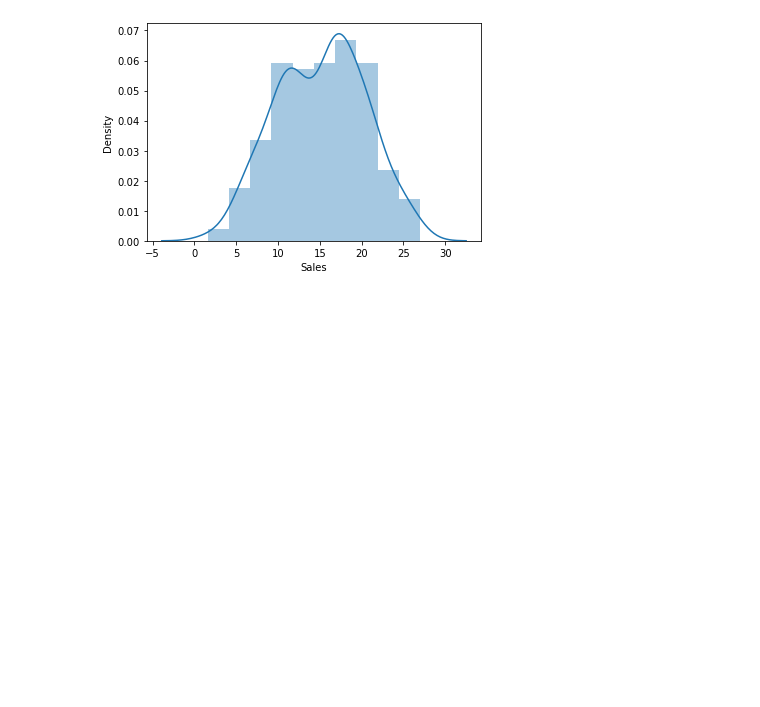
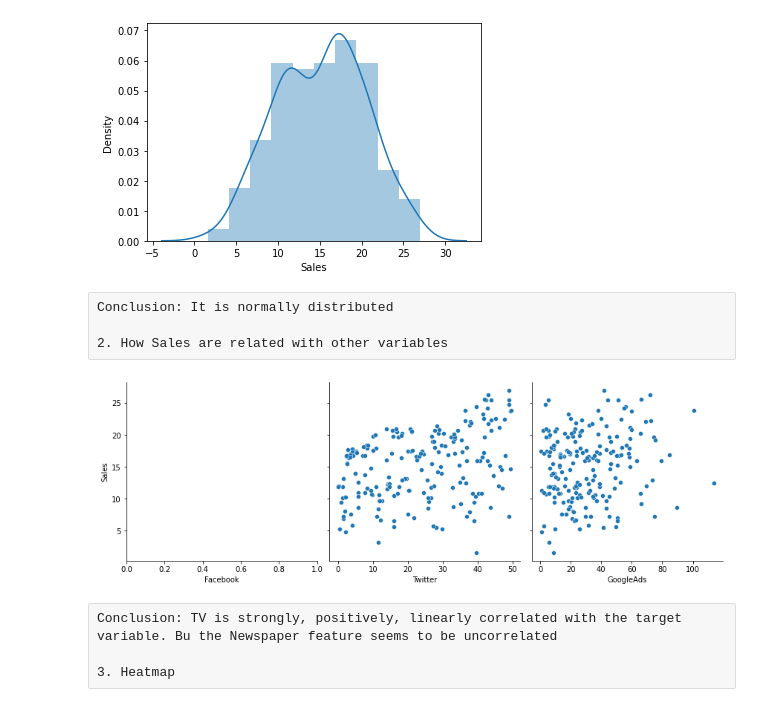
Before and after one commit to greaterpablo/SalesPredictionLinearRegression, a Jupyter notebook: pymaceuticals_starter.ipynb, the cells around one changed output. Saved outputs shown, nothing was run; the diff lists cells and outputs as text; code cells hidden in the pictures; blank space fills up the shorter version.

Commit message:
sales update6

```diff
--- a/pymaceuticals_starter.ipynb
+++ b/pymaceuticals_starter.ipynb
@@ -79,3 +79,16 @@ plt.tight_layout()
 sns.distplot(dataset['Sales']);
 # %% [output]
 [figure]
+# %% [raw]
+Conclusion: It is normally distributed
+
+2. How Sales are related with other variables
+# %%
+sns.pairplot(dataset, x_vars=['Facebook', 'Twitter', 'GoogleAds'], y_vars='Sales', height=4, aspect=1, kind='scatter')
+plt.show()
+# %% [output]
+[figure, added]
+# %% [raw]
+Conclusion: TV is strongly, positively, linearly correlated with the target variable. Bu the Newspaper feature seems to be uncorrelated
+
+3. Heatmap
```
Also changed, not shown: parts of 12 cells of this notebook, 1 other file.
